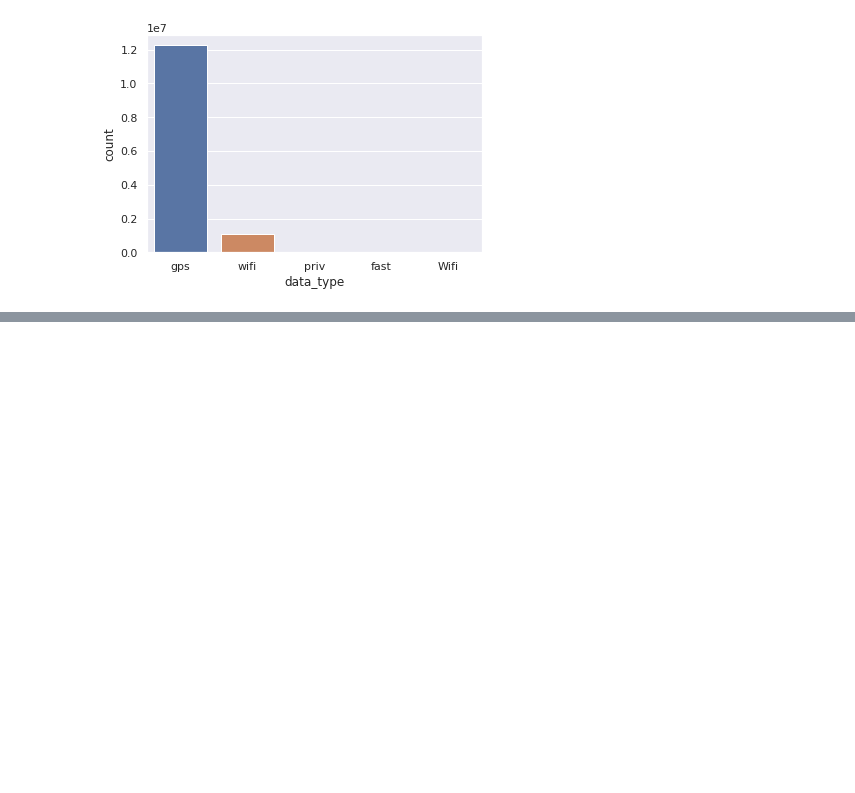
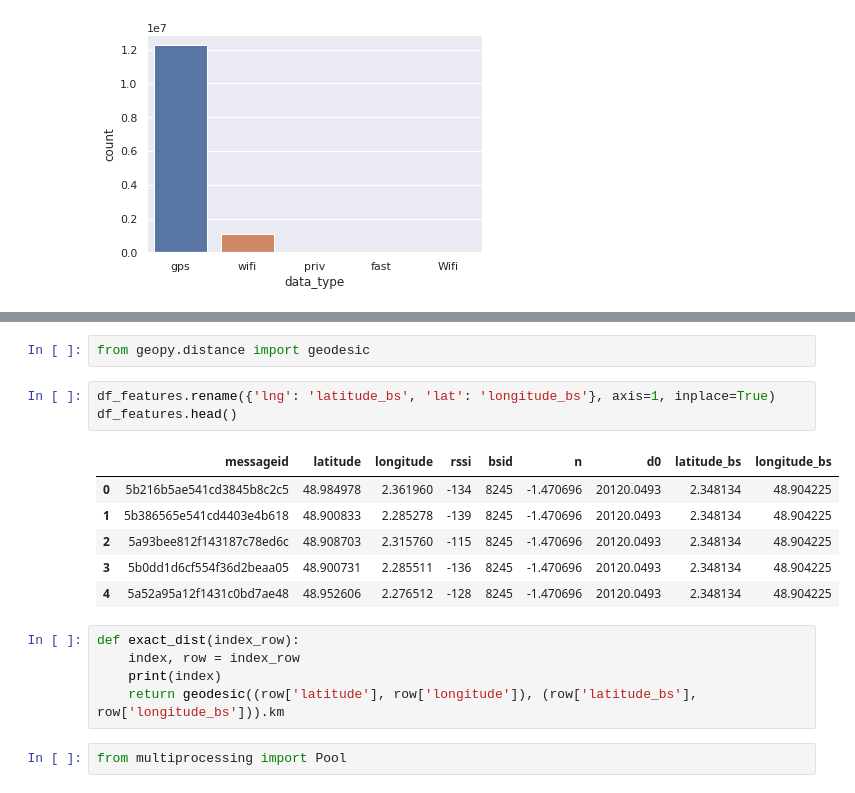
Before and after one commit to vcharvet/geoloc-challenge, a Jupyter notebook: notebooks/feature_exploration.ipynb, the cells around one changed output, grey strips where cells are left out. Saved outputs shown, nothing was run; the diff lists cells and outputs as text; blank space fills up the shorter version.

```diff
--- a/notebooks/feature_exploration.ipynb
+++ b/notebooks/feature_exploration.ipynb
@@ -210,0 +318,19 @@ ValueError: max must be larger than min in range parameter.
+# %%
+from geopy.distance import geodesic
+# %%
+df_features.rename({'lng': 'latitude_bs', 'lat': 'longitude_bs'}, axis=1, inplace=True)
+df_features.head()
+# %% [output]
+|  | messageid | latitude | longitude | rssi | bsid | n | d0 | latitude_bs | longitude_bs |
+| 0 | 5b216b5ae541cd3845b8c2c5 | 48.984978 | 2.361960 | -134 | 8245 | -1.470696 | 20120.0493 | 2.348134 | 48.904225 |
+| 1 | 5b386565e541cd4403e4b618 | 48.900833 | 2.285278 | -139 | 8245 | -1.470696 | 20120.0493 | 2.348134 | 48.904225 |
+| 2 | 5a93bee812f143187c78ed6c | 48.908703 | 2.315760 | -115 | 8245 | -1.470696 | 20120.0493 | 2.348134 | 48.904225 |
+| 3 | 5b0dd1d6cf554f36d2beaa05 | 48.900731 | 2.285511 | -136 | 8245 | -1.470696 | 20120.0493 | 2.348134 | 48.904225 |
+| 4 | 5a52a95a12f1431c0bd7ae48 | 48.952606 | 2.276512 | -128 | 8245 | -1.470696 | 20120.0493 | 2.348134 | 48.904225 |
+# %%
+def exact_dist(index_row):
+    index, row = index_row
+    print(index)
+    return geodesic((row['latitude'], row['longitude']), (row['latitude_bs'], row['longitude_bs'])).km
+# %%
+from multiprocessing import Pool
```
Also changed, not shown: parts of 21 cells of this notebook.
